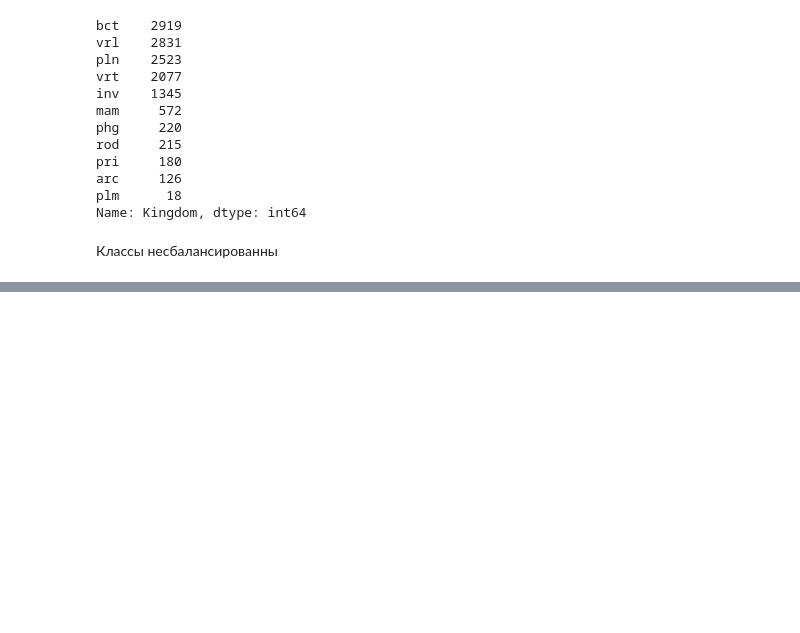
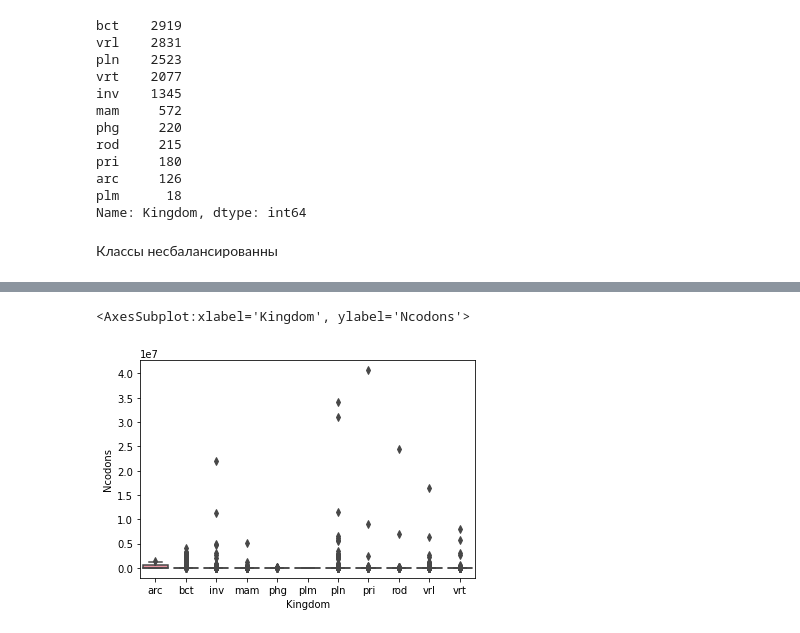
Before and after one commit to vofks/ML-Homework, a Jupyter notebook: ML_homework_1.ipynb, the cells around one changed output, grey strips where cells are left out. Cells and saved outputs as stored; diff of their text form; code cells hidden in the pictures; blank space fills up the shorter version.

```diff
--- a/ML_homework_1.ipynb
+++ b/ML_homework_1.ipynb
@@ -176,0 +219,5 @@ sns.countplot(x = raw_data['Kingdom'])
+# %%
+sns.boxplot(x="Kingdom", y="Ncodons", data=data)
+# %% [output]
+<AxesSubplot:xlabel='Kingdom', ylabel='Ncodons'>
+[figure, added]
```
Also changed, not shown: parts of 21 cells of this notebook.
